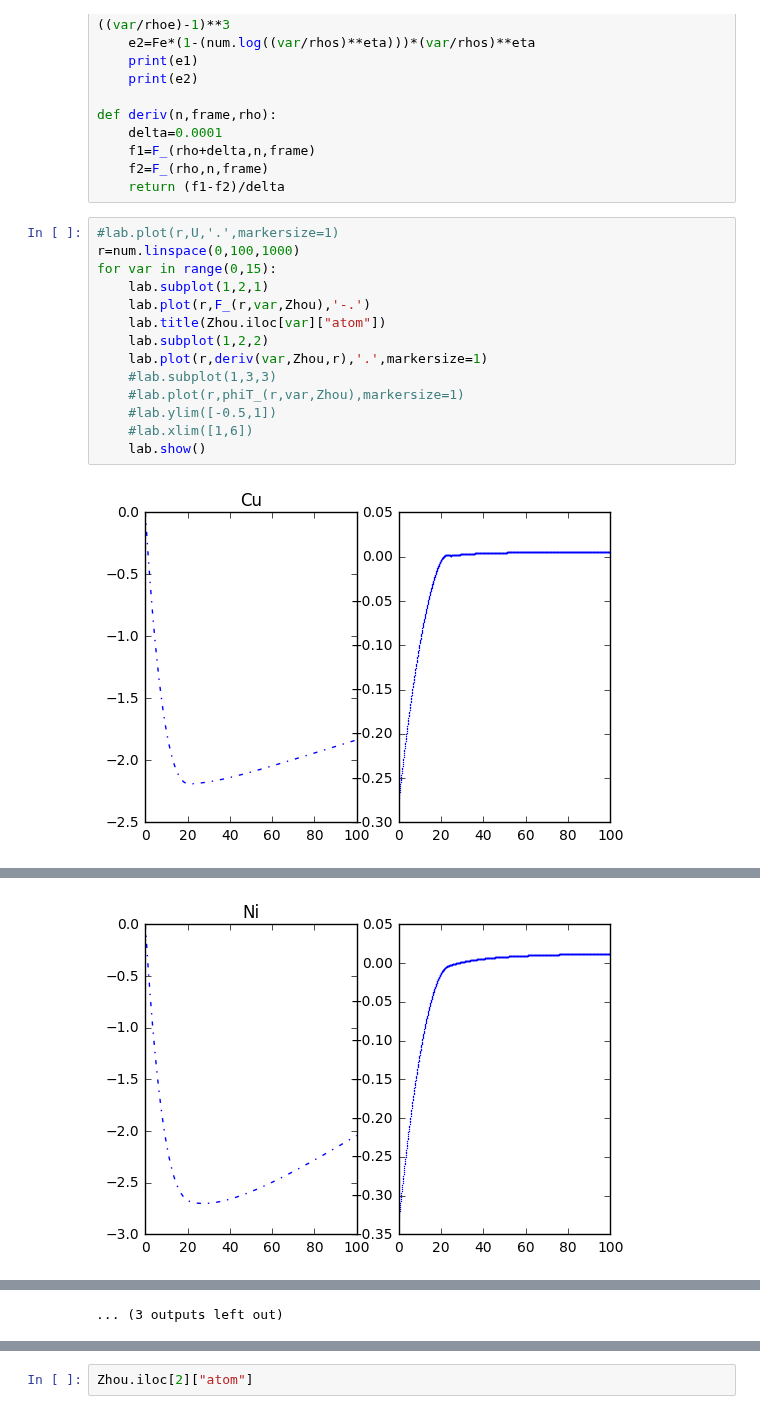
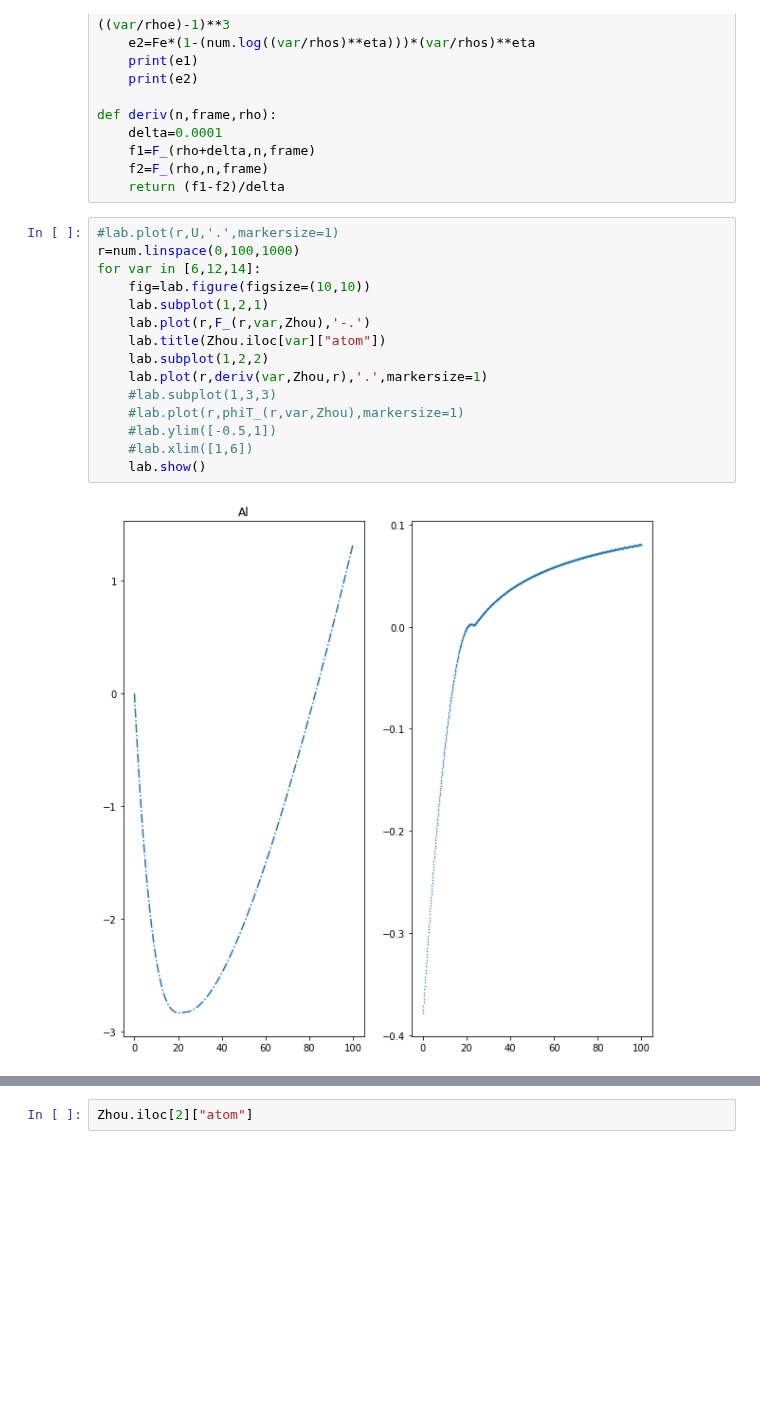
Before and after one commit to 123daimanu/DR_EAM, a Jupyter notebook: FQ_EAM_test.ipynb, the cells around one changed output, grey strips where cells are left out. Cells and saved outputs as stored; diff of their text form; blank space fills up the shorter version.

```diff
--- a/FQ_EAM_test.ipynb
+++ b/FQ_EAM_test.ipynb
@@ -153,16 +153,17 @@ def deriv(n,frame,rho):
 # %%
 #lab.plot(r,U,'.',markersize=1)
 r=num.linspace(0,100,1000)
-for var in range(0,15):
+for var in [6,12,14]:
+    fig=lab.figure(figsize=(10,10))
     lab.subplot(1,2,1)
     lab.plot(r,F_(r,var,Zhou),'-.')
     lab.title(Zhou.iloc[var]["atom"])
     lab.subplot(1,2,2)
     lab.plot(r,deriv(var,Zhou,r),'.',markersize=1)
     #lab.subplot(1,3,3)
     #lab.plot(r,phiT_(r,var,Zhou),markersize=1)
     #lab.ylim([-0.5,1])
     #lab.xlim([1,6])
     lab.show()
 # %% [output]
-[figure, old version]
+[figure, new version]
@@ -171 +171,0 @@ for var in range(0,15):
-[figure, removed]
@@ -180,4 +172,3 @@ for var in range(0,15):
-... (3 outputs left out)
 # %%
 CheckContinuity(15,Zhou)
 # %% [output]
```
Also changed, not shown: parts of 3 cells of this notebook, 32 other files.
